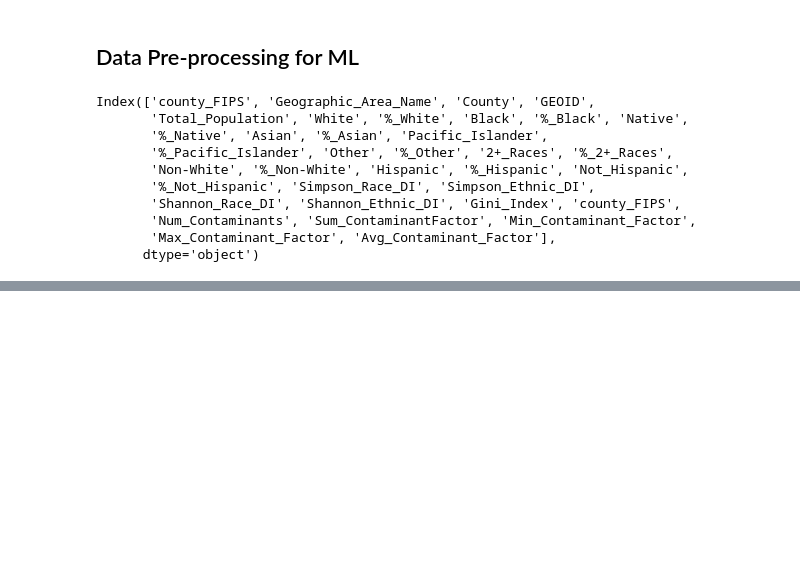
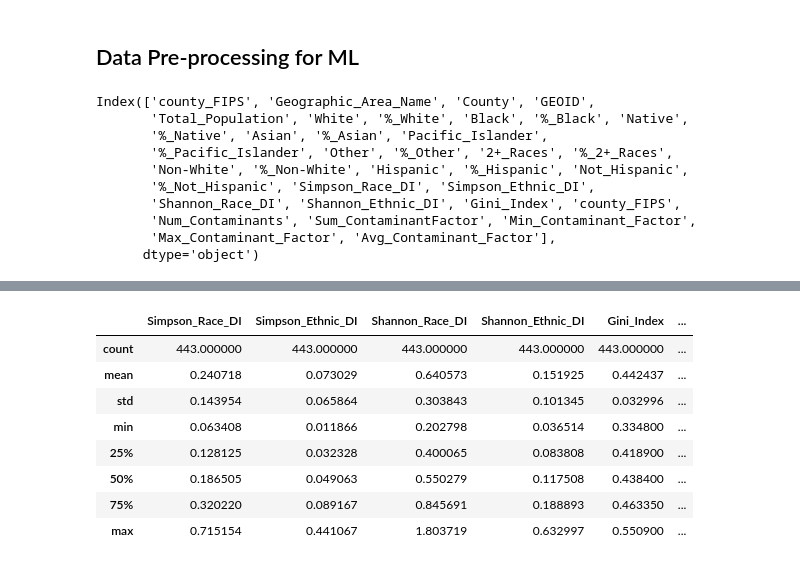
Before and after one commit to jonathantree/Water_Quality_Analysis, a Jupyter notebook: Machine_Learning/unsupervised_ML_exploration.ipynb, the cells around one changed output, grey strips where cells are left out. Cells and saved outputs as stored; diff of their text form; code cells hidden in the pictures; blank space fills up the shorter version.

```diff
--- a/Machine_Learning/unsupervised_ML_exploration.ipynb
+++ b/Machine_Learning/unsupervised_ML_exploration.ipynb
@@ -44,3 +49,18 @@ Index(['county_FIPS', 'Geographic_Area_Name', 'County', 'GEOID',
        'Num_Contaminants', 'Sum_ContaminantFactor', 'Min_Contaminant_Factor',
        'Max_Contaminant_Factor', 'Avg_Contaminant_Factor'],
       dtype='object')
+# %%
+# Drop duplicate county_FIPS column
+df = df[['county_FIPS', 'Geographic_Area_Name', 'County', 'GEOID',
+       'Total_Population', 'White', '%_White', 'Black', '%_Black', 'Native',
+       '%_Native', 'Asian', '%_Asian', 'Pacific_Islander',
+       '%_Pacific_Islander', 'Other', '%_Other', '2+_Races', '%_2+_Races',
+       'Non-White', '%_Non-White', 'Hispanic', '%_Hispanic', 'Not_Hispanic',
+       '%_Not_Hispanic', 'Simpson_Race_DI', 'Simpson_Ethnic_DI',
+       'Shannon_Race_DI', 'Shannon_Ethnic_DI', 'Gini_Index',
+       'Num_Contaminants', 'Sum_ContaminantFactor', 'Min_Contaminant_Factor',
+       'Max_Contaminant_Factor', 'Avg_Contaminant_Factor']]
+# %%
+df2 = df.loc[:,['Simpson_Race_DI', 'Simpson_Ethnic_DI',
+       'Shannon_Race_DI', 'Shannon_Ethnic_DI', 'Gini_Index','Sum_ContaminantFactor']]
+df2.head()
@@ -46,0 +85,12 @@ Index(['county_FIPS', 'Geographic_Area_Name', 'County', 'GEOID',
+# %%
+df2.describe()
+# %% [output]
+|  | Simpson_Race_DI | Simpson_Ethnic_DI | Shannon_Race_DI | Shannon_Ethnic_DI | Gini_Index | ... |
+| count | 443.000000 | 443.000000 | 443.000000 | 443.000000 | 443.000000 | ... |
+| mean | 0.240718 | 0.073029 | 0.640573 | 0.151925 | 0.442437 | ... |
+| std | 0.143954 | 0.065864 | 0.303843 | 0.101345 | 0.032996 | ... |
+| min | 0.063408 | 0.011866 | 0.202798 | 0.036514 | 0.334800 | ... |
+| 25% | 0.128125 | 0.032328 | 0.400065 | 0.083808 | 0.418900 | ... |
+| 50% | 0.186505 | 0.049063 | 0.550279 | 0.117508 | 0.438400 | ... |
+| 75% | 0.320220 | 0.089167 | 0.845691 | 0.188893 | 0.463350 | ... |
+| max | 0.715154 | 0.441067 | 1.803719 | 0.632997 | 0.550900 | ... |
```
Also changed, not shown: parts of 19 cells of this notebook.
